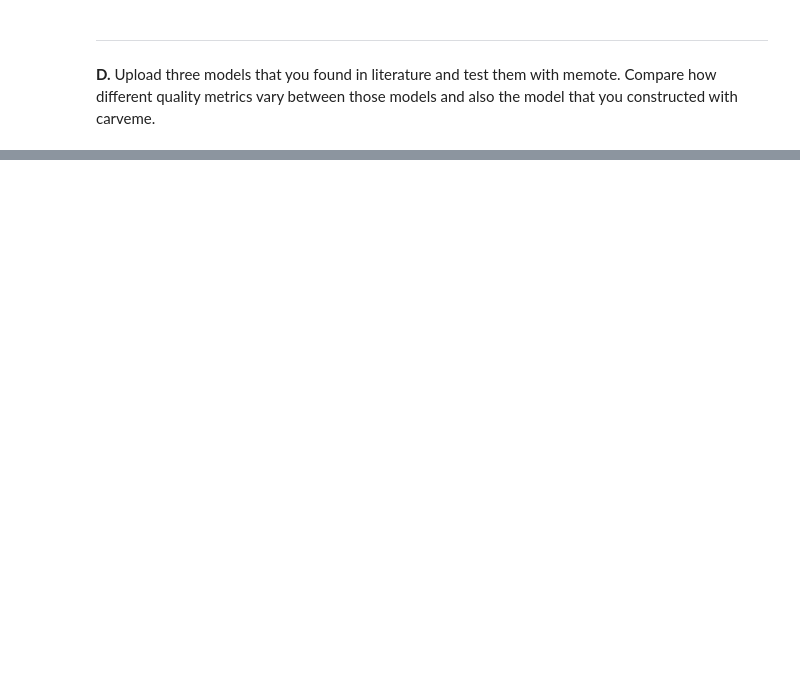
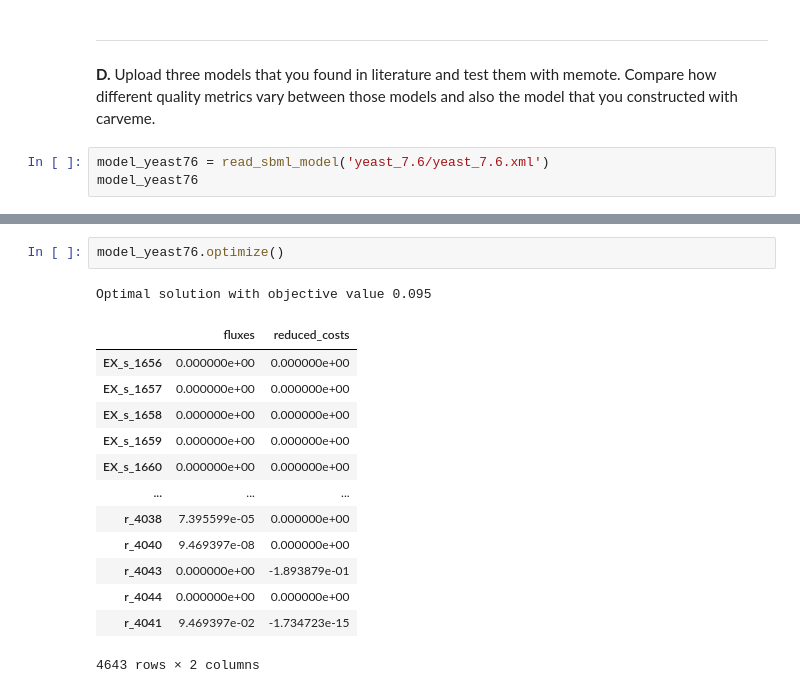
Before and after one commit to viktorht/course-materials, a Jupyter notebook: session5-exercise/reconstruction-of-gsm_viktor.ipynb, the cells around one changed output, grey strips where cells are left out. Cells and saved outputs as stored; diff of their text form; blank space fills up the shorter version.

```diff
--- a/session5-exercise/reconstruction-of-gsm_viktor.ipynb
+++ b/session5-exercise/reconstruction-of-gsm_viktor.ipynb
@@ -92,3 +169,6 @@ You can adapt the following to match you're model.
 ***
 **D.**
 Upload three models that you found in literature and test them with memote. Compare how different quality metrics vary between those models and also the model that you constructed with carveme.
+# %%
+model_yeast76 = read_sbml_model('yeast_7.6/yeast_7.6.xml')
+model_yeast76
@@ -94,0 +200,17 @@ Upload three models that you found in literature and test them with memote. Comp
+# %%
+model_yeast76.optimize()
+# %% [output]
+Optimal solution with objective value 0.095
+|  | fluxes | reduced_costs |
+| EX_s_1656 | 0.000000e+00 | 0.000000e+00 |
+| EX_s_1657 | 0.000000e+00 | 0.000000e+00 |
+| EX_s_1658 | 0.000000e+00 | 0.000000e+00 |
+| EX_s_1659 | 0.000000e+00 | 0.000000e+00 |
+| EX_s_1660 | 0.000000e+00 | 0.000000e+00 |
+| ... | ... | ... |
+| r_4038 | 7.395599e-05 | 0.000000e+00 |
+| r_4040 | 9.469397e-08 | 0.000000e+00 |
+| r_4043 | 0.000000e+00 | -1.893879e-01 |
+| r_4044 | 0.000000e+00 | 0.000000e+00 |
+| r_4041 | 9.469397e-02 | -1.734723e-15 |
+4643 rows × 2 columns
```
Also changed, not shown: parts of 9 cells of this notebook.
